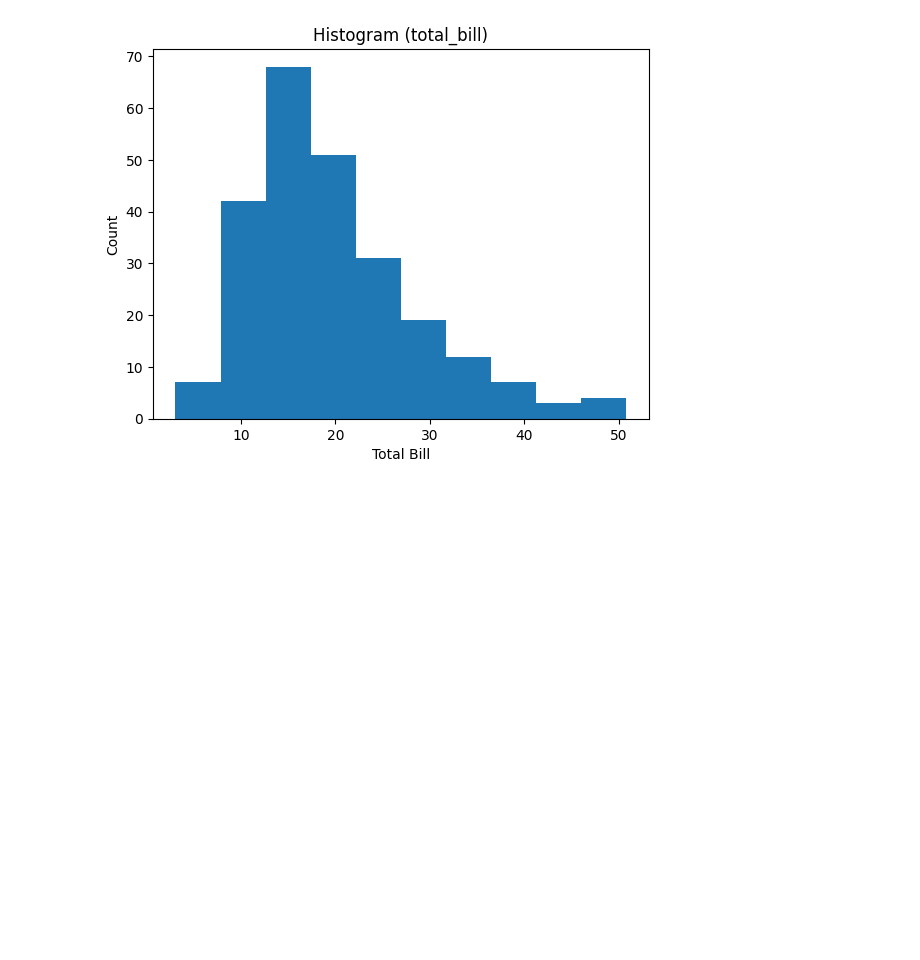
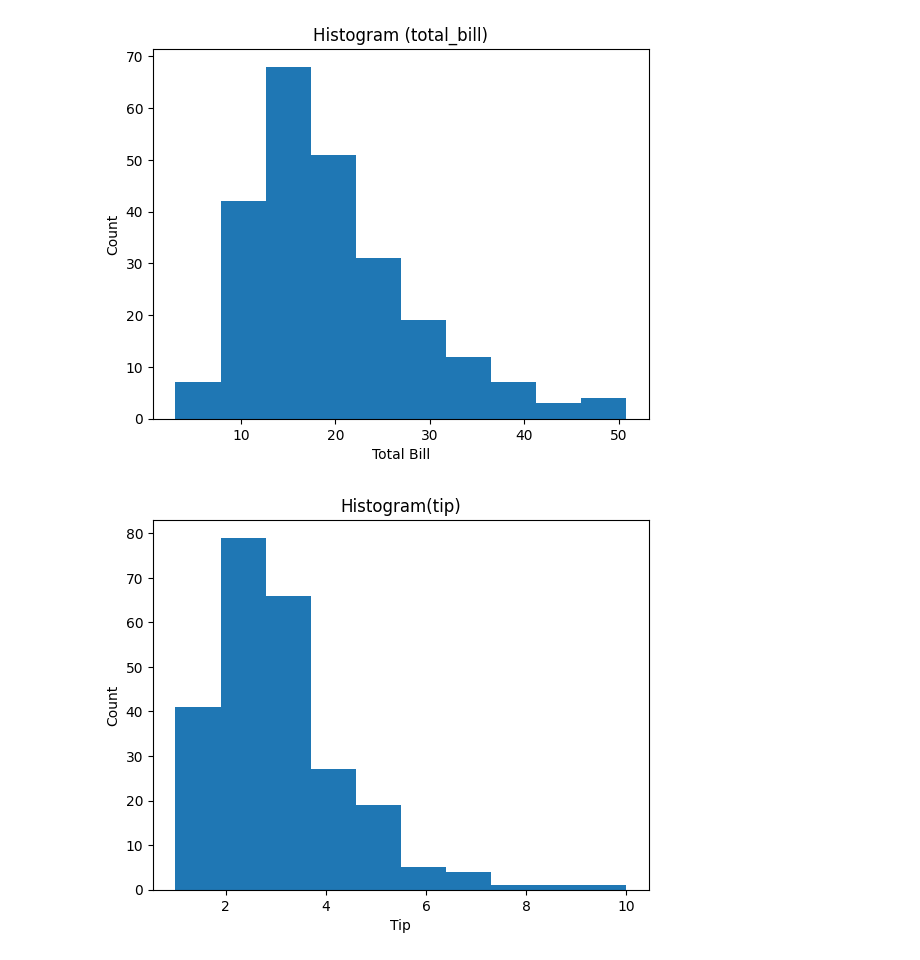
Before and after one commit to Sjleerodls/Data_Analysis, a Jupyter notebook: lab_da/da04_matplotlib_py.ipynb, the cells around one changed output. Drawn from its saved outputs; the diff is of its cells as text; code cells hidden in the pictures; blank space fills up the shorter version.

```diff
--- a/lab_da/da04_matplotlib_py.ipynb
+++ b/lab_da/da04_matplotlib_py.ipynb
@@ -58,3 +59,19 @@ axis.set_ylabel('Count')
 plt.show()      # 리턴값이 None 이기 때문에 출력되는 텍스트 값이 없음.
 # %% [output]
 [figure]
+# %%
+# 1. Figure, Axis 객체 생성
+fig, axis = plt.subplots()  # subplot의 파라미터 nrows, ncols의 기본값이 1
+
+# 2. 그래프 그림
+axis.hist(x=tips.tip)
+
+# 3. 옵션 설정
+axis.set_title('Histogram(tip)')
+axis.set_xlabel('Tip')
+axis.set_ylabel('Count')
+
+# 4. 그래프 보여줌.
+plt.show()
+# %% [output]
+[figure, added]
```
Also changed, not shown: parts of 12 cells of this notebook.
